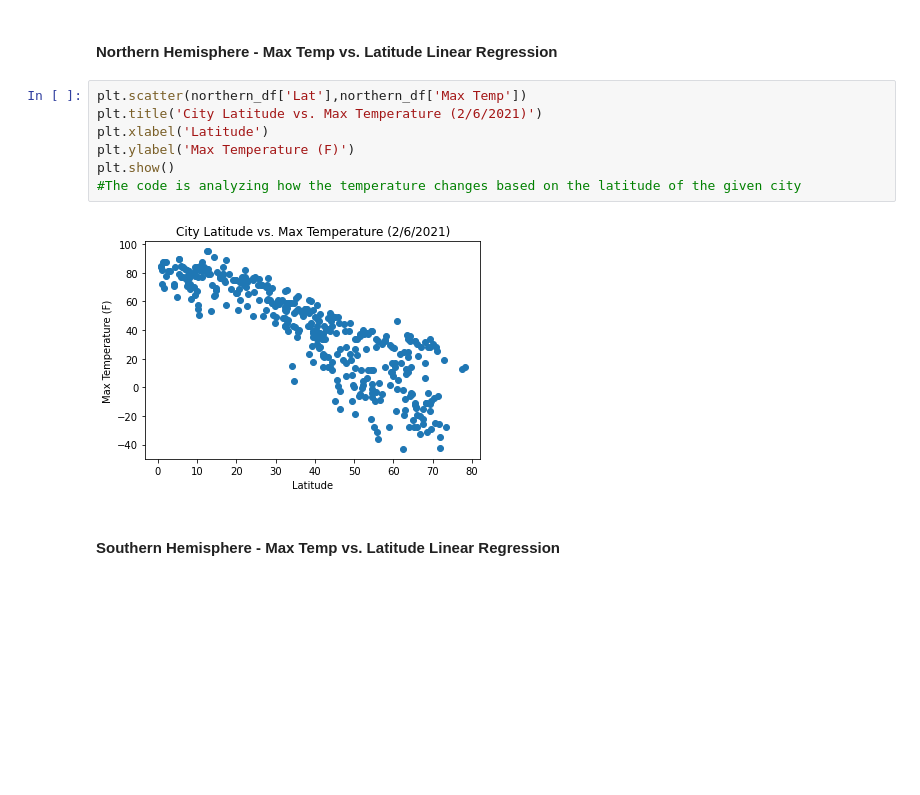
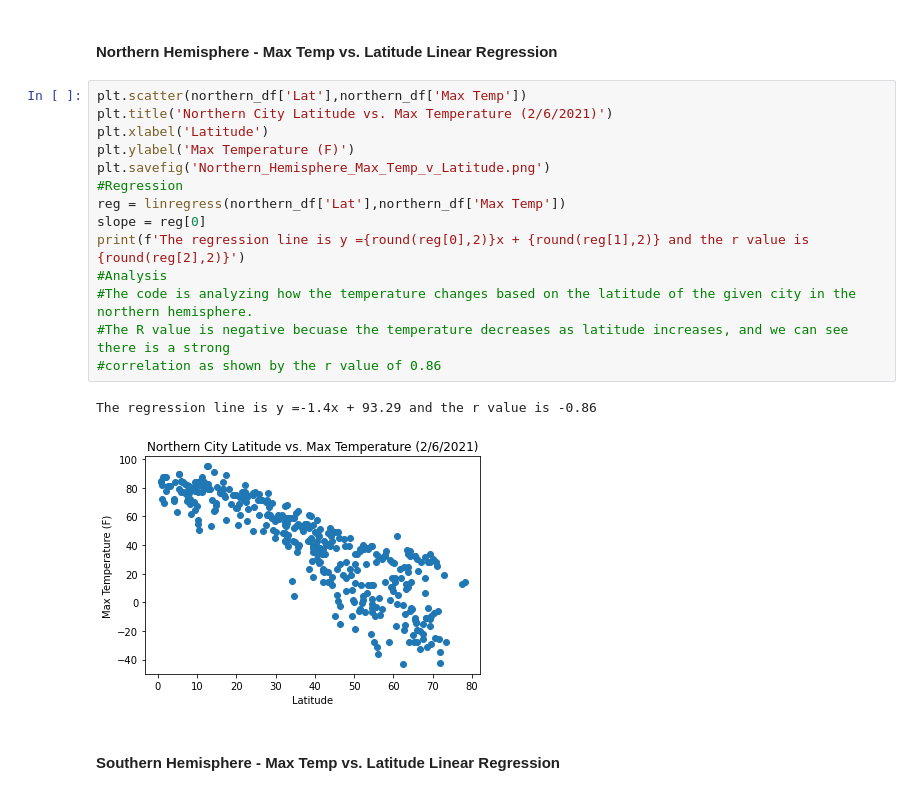
Before and after one commit to carterkioski/python-api-challenge, a Jupyter notebook: Carter_Kioski_Answers/WeatherPy/WeatherPy.ipynb, the cells around one changed output. Cells and saved outputs as stored; diff of their text form; blank space fills up the shorter version.

Commit message:
adding analysis and regression

```diff
--- a/Carter_Kioski_Answers/WeatherPy/WeatherPy.ipynb
+++ b/Carter_Kioski_Answers/WeatherPy/WeatherPy.ipynb
@@ -219,12 +219,20 @@ southern_df = clean_city_data[clean_city_data['Lat']<0]
 ####  Northern Hemisphere - Max Temp vs. Latitude Linear Regression
 # %%
 plt.scatter(northern_df['Lat'],northern_df['Max Temp'])
-plt.title('City Latitude vs. Max Temperature (2/6/2021)')
+plt.title('Northern City Latitude vs. Max Temperature (2/6/2021)')
 plt.xlabel('Latitude')
 plt.ylabel('Max Temperature (F)')
-plt.show()
-#The code is analyzing how the temperature changes based on the latitude of the given city
+plt.savefig('Northern_Hemisphere_Max_Temp_v_Latitude.png')
+#Regression
+reg = linregress(northern_df['Lat'],northern_df['Max Temp'])
+slope = reg[0]
+print(f'The regression line is y ={round(reg[0],2)}x + {round(reg[1],2)} and the r value is {round(reg[2],2)}')
+#Analysis
+#The code is analyzing how the temperature changes based on the latitude of the given city in the northern hemisphere.
+#The R value is negative becuase the temperature decreases as latitude increases, and we can see there is a strong
+#correlation as shown by the r value of 0.86
 # %% [output]
+The regression line is y =-1.4x + 93.29 and the r value is -0.86
-[figure, old version]
+[figure, new version]
 # %% [markdown]
 ####  Southern Hemisphere - Max Temp vs. Latitude Linear Regression
```
Also changed, not shown: parts of 14 cells of this notebook, 8 other files.
